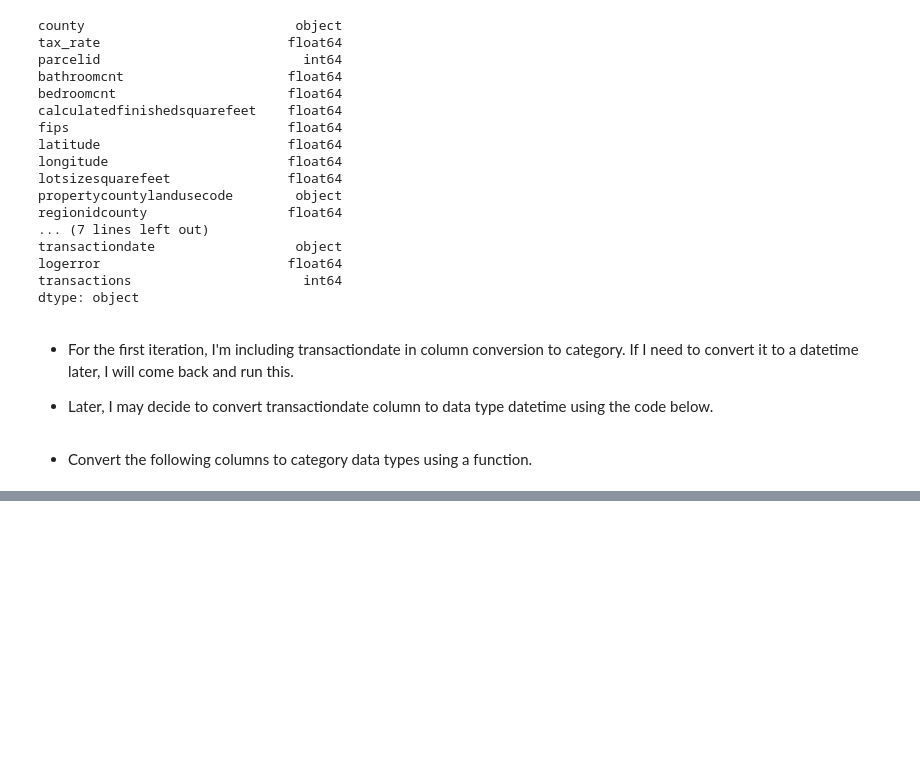
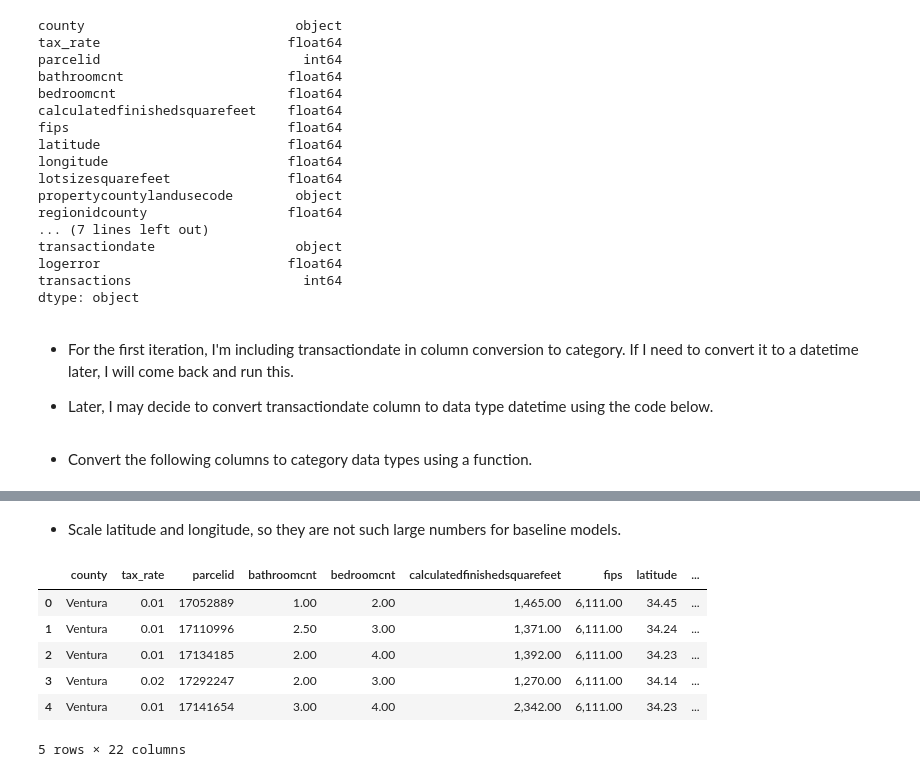
Before and after one commit to FJ-Zillow-Org/Zillow, a Jupyter notebook: faiths_zillow.ipynb, the cells around one changed output, grey strips where cells are left out. Drawn from its saved outputs; the diff is of its cells as text; code cells hidden in the pictures; blank space fills up the shorter version.

```diff
--- a/faiths_zillow.ipynb
+++ b/faiths_zillow.ipynb
@@ -274,0 +301,2 @@ cols = ["censustractandblock","county", "transactiondate",  "fips", "propertycou
+# %% [markdown]
+- Scale latitude and longitude, so they are not such large numbers for baseline models.
@@ -274,0 +307,10 @@ cols = ["censustractandblock","county", "transactiondate",  "fips", "propertycou
+# %%
+df.head()
+# %% [output]
+|  | county | tax_rate | parcelid | bathroomcnt | bedroomcnt | calculatedfinishedsquarefeet | fips | latitude | ... |
+| 0 | Ventura | 0.01 | 17052889 | 1.00 | 2.00 | 1,465.00 | 6,111.00 | 34.45 | ... |
+| 1 | Ventura | 0.01 | 17110996 | 2.50 | 3.00 | 1,371.00 | 6,111.00 | 34.24 | ... |
+| 2 | Ventura | 0.01 | 17134185 | 2.00 | 4.00 | 1,392.00 | 6,111.00 | 34.23 | ... |
+| 3 | Ventura | 0.02 | 17292247 | 2.00 | 3.00 | 1,270.00 | 6,111.00 | 34.14 | ... |
+| 4 | Ventura | 0.01 | 17141654 | 3.00 | 4.00 | 2,342.00 | 6,111.00 | 34.23 | ... |
+5 rows × 22 columns
```
Also changed, not shown: parts of 30 cells of this notebook.
